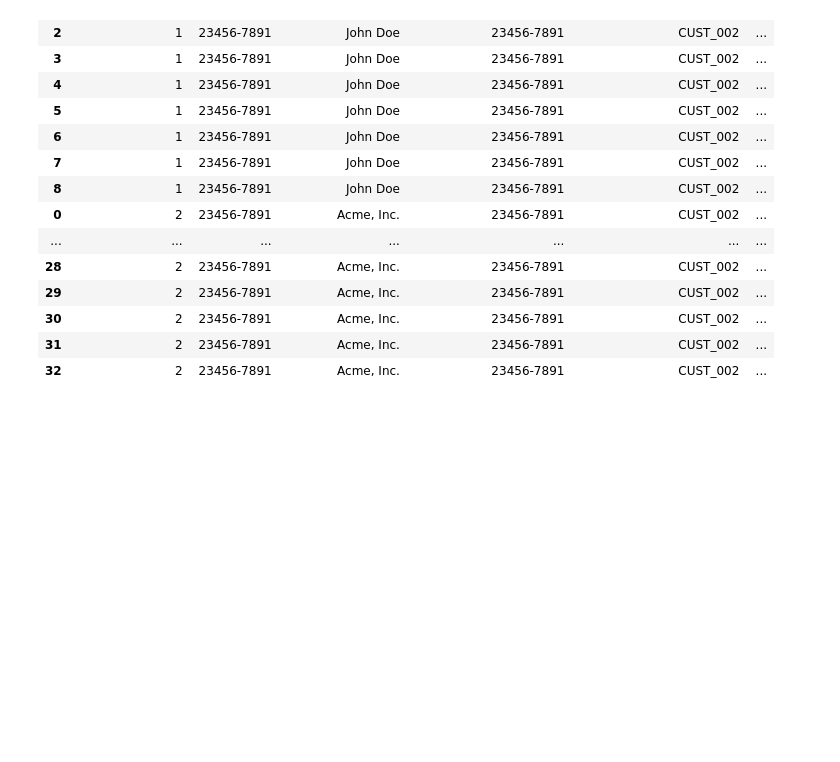
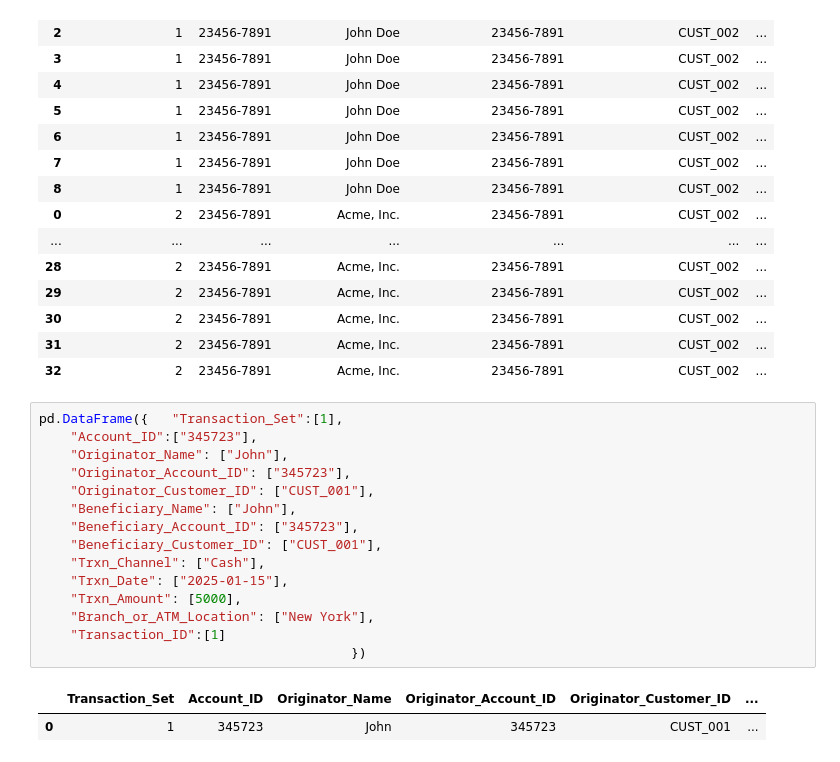
Before and after one commit to govindgnair23/SAR_to_Trxns, a Jupyter notebook: experiments/Sars_to_Trxns.ipynb, the cells around one changed output. Drawn from its saved outputs; the diff is of its cells as text; blank space fills up the shorter version.

Commit message:
Changes to input data and additional tests and evals

```diff
--- a/experiments/Sars_to_Trxns.ipynb
+++ b/experiments/Sars_to_Trxns.ipynb
@@ -1494,3 +1517,21 @@ df_final
 | 30 | 2 | 23456-7891 | Acme, Inc. | 23456-7891 | CUST_002 | ... |
 | 31 | 2 | 23456-7891 | Acme, Inc. | 23456-7891 | CUST_002 | ... |
 | 32 | 2 | 23456-7891 | Acme, Inc. | 23456-7891 | CUST_002 | ... |
+# %%
+pd.DataFrame({   "Transaction_Set":[1],
+    "Account_ID":["345723"],
+    "Originator_Name": ["John"],
+    "Originator_Account_ID": ["345723"],
+    "Originator_Customer_ID": ["CUST_001"],
+    "Beneficiary_Name": ["John"],
+    "Beneficiary_Account_ID": ["345723"],
+    "Beneficiary_Customer_ID": ["CUST_001"],
+    "Trxn_Channel": ["Cash"],
+    "Trxn_Date": ["2025-01-15"],
+    "Trxn_Amount": [5000],
+    "Branch_or_ATM_Location": ["New York"],
+    "Transaction_ID":[1]
+                                        })
+# %% [output]
+|  | Transaction_Set | Account_ID | Originator_Name | Originator_Account_ID | Originator_Customer_ID | ... |
+| 0 | 1 | 345723 | John | 345723 | CUST_001 | ... |
```
Also changed, not shown: parts of 9 cells of this notebook, 4 other files.
